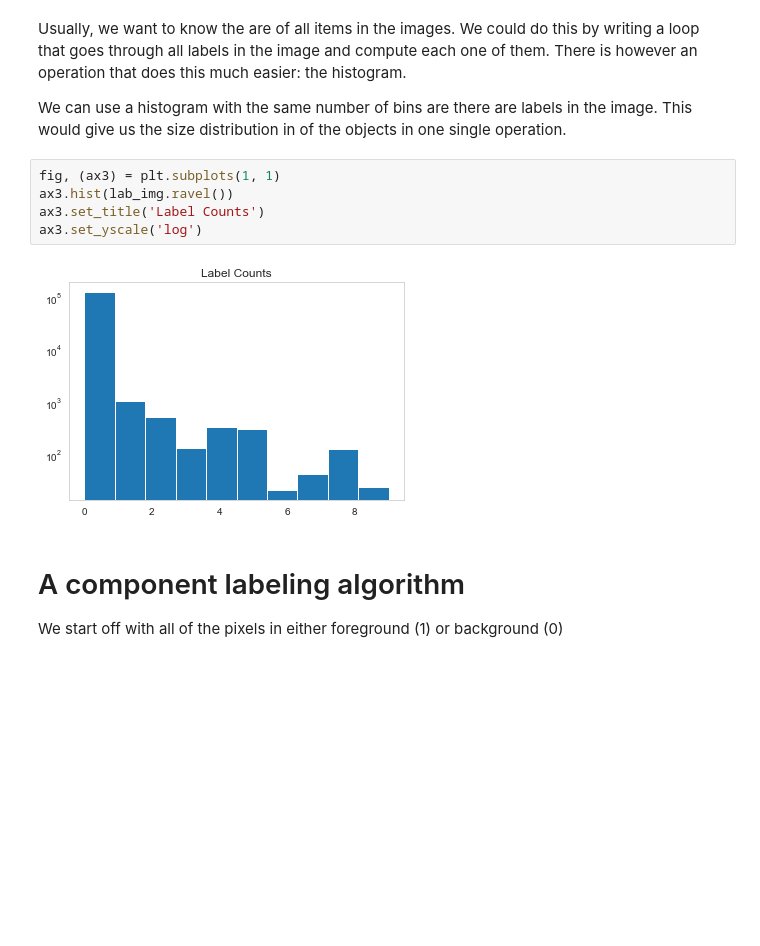
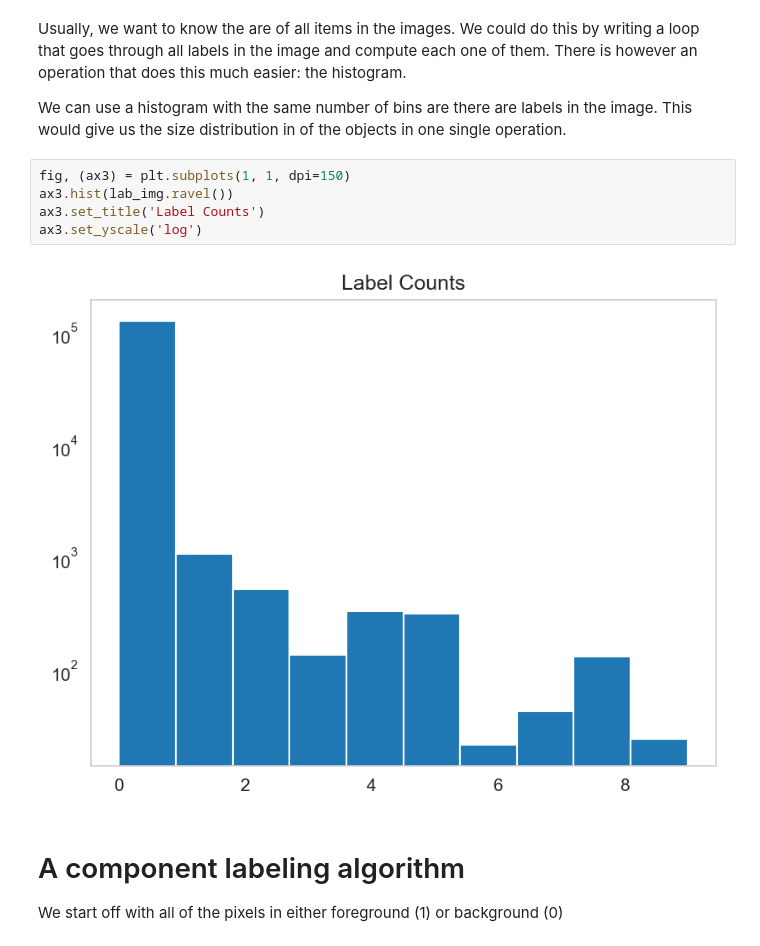
Before and after one commit to ImagingLectures/Quantitative-Big-Imaging-2021, a Jupyter notebook: Lectures/Lecture-06/06-ShapeAnalysis.ipynb, the cells around one changed output. Saved outputs shown, nothing was run; the diff lists cells and outputs as text; blank space fills up the shorter version.

```diff
--- a/Lectures/Lecture-06/06-ShapeAnalysis.ipynb
+++ b/Lectures/Lecture-06/06-ShapeAnalysis.ipynb
@@ -249,12 +249,12 @@ Usually, we want to know the are of all items in the images. We could do this by
 
 We can use a histogram with the same number of bins are there are labels in the image. This would give us the size distribution in of the objects in one single operation.
 # %%
-fig, (ax3) = plt.subplots(1, 1)
+fig, (ax3) = plt.subplots(1, 1, dpi=150)
 ax3.hist(lab_img.ravel())
 ax3.set_title('Label Counts')
 ax3.set_yscale('log')
 # %% [output]
-[figure, old version]
+[figure, new version]
 # %% [markdown]
 # A component labeling algorithm
 
```
Also changed, not shown: parts of 16 cells of this notebook, 1 other file.
